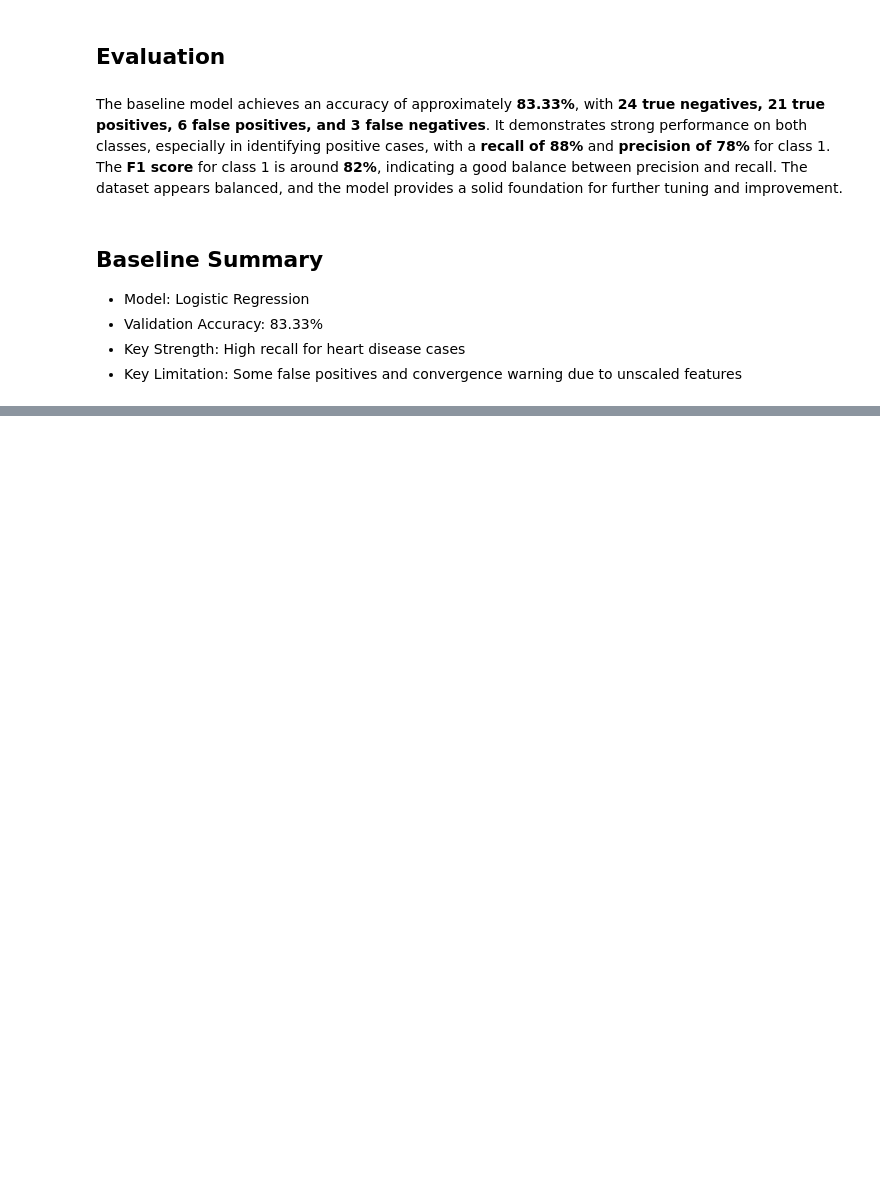
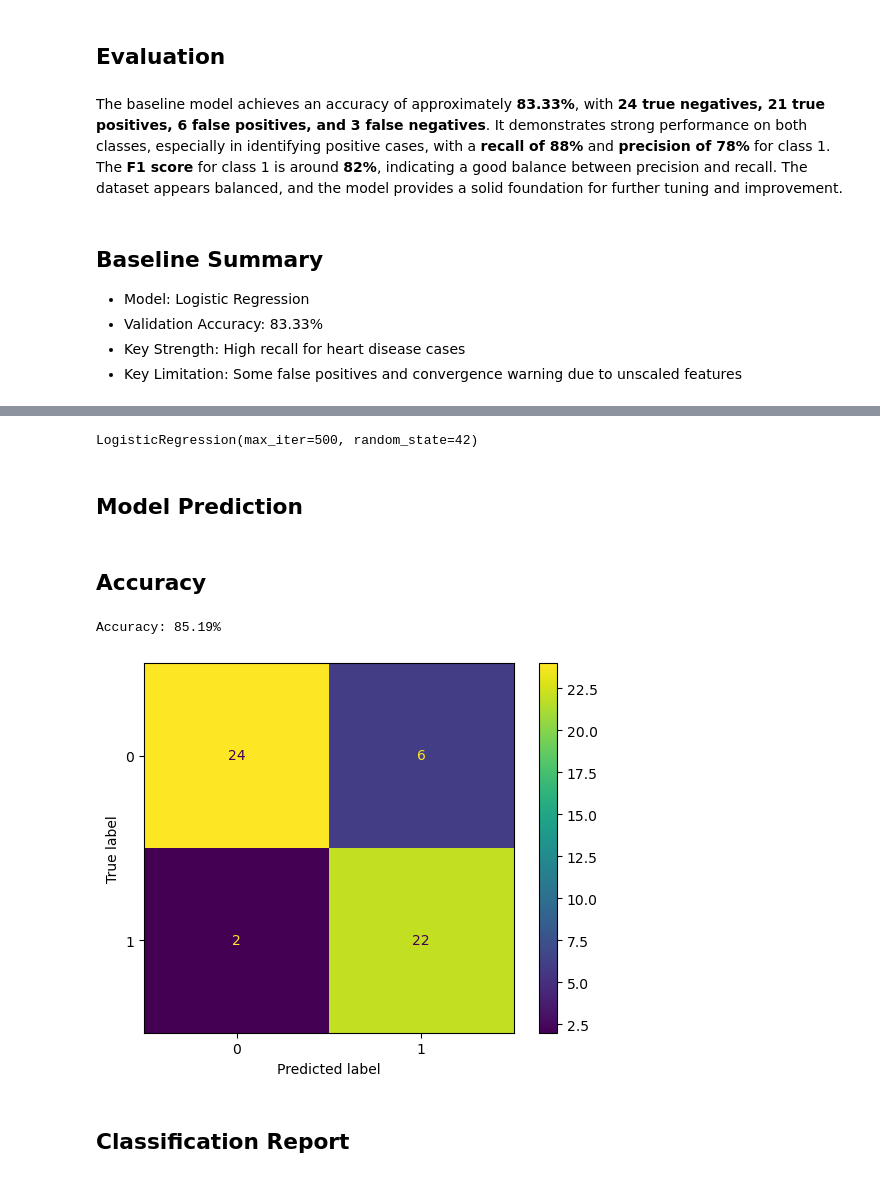
Before and after one commit to Aakash15-Semwal/heart-disease-risk-prediction, a Jupyter notebook: Notebooks/02_baseline_model.ipynb, the cells around one changed output, grey strips where cells are left out. Cells and saved outputs as stored; diff of their text form; code cells hidden in the pictures; blank space fills up the shorter version.

```diff
--- a/Notebooks/02_baseline_model.ipynb
+++ b/Notebooks/02_baseline_model.ipynb
@@ -103,0 +110,2 @@ The baseline model achieves an accuracy of approximately **83.33%**, with **24 t
+# %%
+scaler.fit(X_train)
@@ -103,0 +114,3 @@ The baseline model achieves an accuracy of approximately **83.33%**, with **24 t
+# %%
+X_train_scaled = scaler.transform(X_train)
+X_test_scaled = scaler.transform(X_test)
@@ -103,0 +119,27 @@ The baseline model achieves an accuracy of approximately **83.33%**, with **24 t
+# %%
+lr = LogisticRegression(random_state=42, max_iter=500)
+lr.fit(X_train_scaled, y_train)
+# %% [output]
+LogisticRegression(max_iter=500, random_state=42)
+# %% [markdown]
+## Model Prediction
+# %%
+y_pred = lr.predict(X_test_scaled)
+# %% [markdown]
+## Accuracy
+# %%
+accuracy = accuracy_score(y_test, y_pred)
+print(f"Accuracy: {accuracy*100:.2f}%")
+# %% [output]
+Accuracy: 85.19%
+# %%
+confusion_matrix = metrics.confusion_matrix(y_test, y_pred)
+
+cm_display = metrics.ConfusionMatrixDisplay(confusion_matrix = confusion_matrix, display_labels = [0, 1])
+
+cm_display.plot()
+plt.show()
+# %% [output]
+[figure, added]
+# %% [markdown]
+## Classification Report
```
Also changed, not shown: parts of 8 cells of this notebook.
